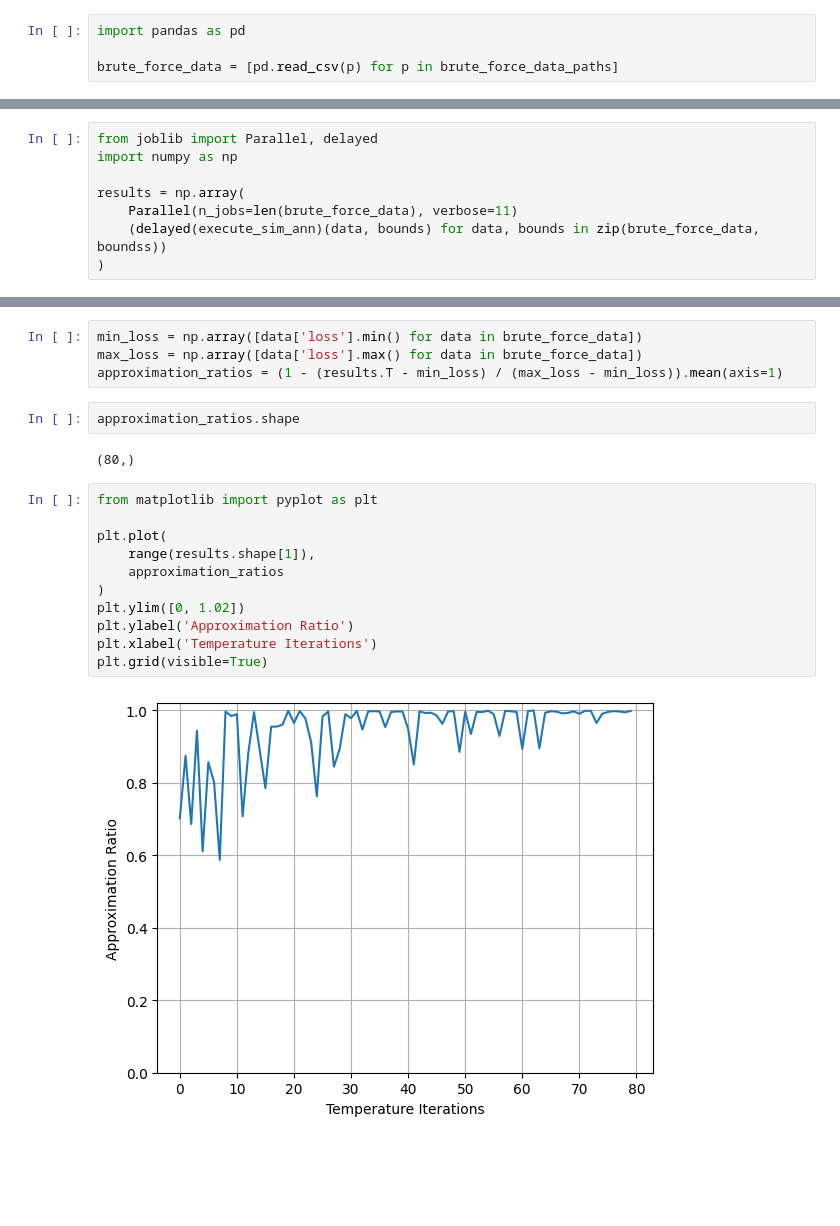
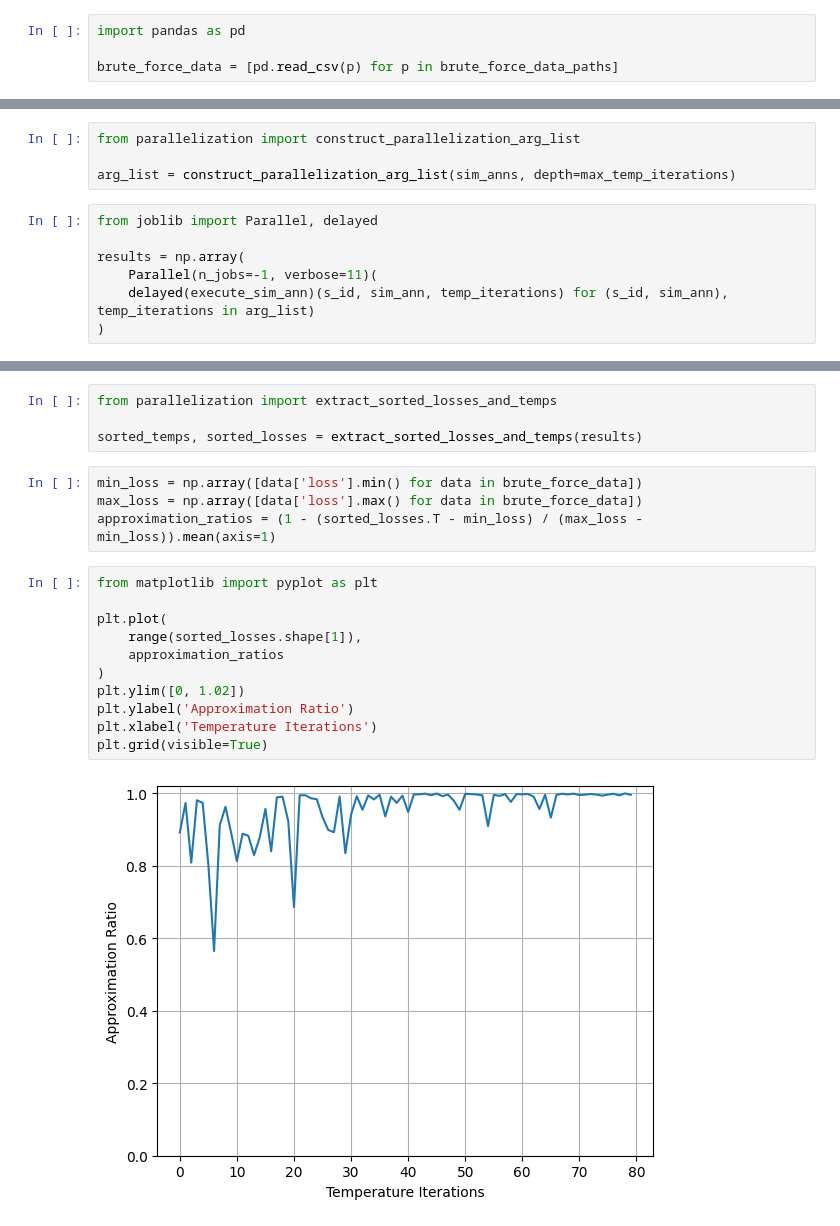
Before and after one commit to DerEinverleiber/UCP-PaperV2, a Jupyter notebook: test_plots.ipynb, the cells around one changed output, grey strips where cells are left out. Saved outputs shown, nothing was run; the diff lists cells and outputs as text; blank space fills up the shorter version.

Commit message:
feat(test_plots): implemented parallelization across temperature iterations (in batches) for simulated annealing (might be transferable to QAOA also)

```diff
--- a/test_plots.ipynb
+++ b/test_plots.ipynb
@@ -42,9 +45,12 @@ def execute_sim_ann(data: pd.DataFrame, bounds: list[tuple[int, int]]) -> list[f
+# %%
+from parallelization import construct_parallelization_arg_list
+
+arg_list = construct_parallelization_arg_list(sim_anns, depth=max_temp_iterations)
 # %%
 from joblib import Parallel, delayed
-import numpy as np
 
 results = np.array(
-    Parallel(n_jobs=len(brute_force_data), verbose=11)
-    (delayed(execute_sim_ann)(data, bounds) for data, bounds in zip(brute_force_data, boundss))
+    Parallel(n_jobs=-1, verbose=11)(
+    delayed(execute_sim_ann)(s_id, sim_ann, temp_iterations) for (s_id, sim_ann), temp_iterations in arg_list)
 )
 # %% [output]
@@ -54,21 +66,21 @@ results = np.array(
+# %%
+from parallelization import extract_sorted_losses_and_temps
+
+sorted_temps, sorted_losses = extract_sorted_losses_and_temps(results)
 # %%
 min_loss = np.array([data['loss'].min() for data in brute_force_data])
 max_loss = np.array([data['loss'].max() for data in brute_force_data])
-approximation_ratios = (1 - (results.T - min_loss) / (max_loss - min_loss)).mean(axis=1)
+approximation_ratios = (1 - (sorted_losses.T - min_loss) / (max_loss - min_loss)).mean(axis=1)
-# %%
-approximation_ratios.shape
-# %% [output]
-(80,)
 # %%
 from matplotlib import pyplot as plt
 
 plt.plot(
-    range(results.shape[1]),
+    range(sorted_losses.shape[1]),
     approximation_ratios
 )
 plt.ylim([0, 1.02])
 plt.ylabel('Approximation Ratio')
 plt.xlabel('Temperature Iterations')
 plt.grid(visible=True)
 # %% [output]
-[figure, old version]
+[figure, new version]
```
Also changed, not shown: parts of 4 cells of this notebook, 1 other file.
